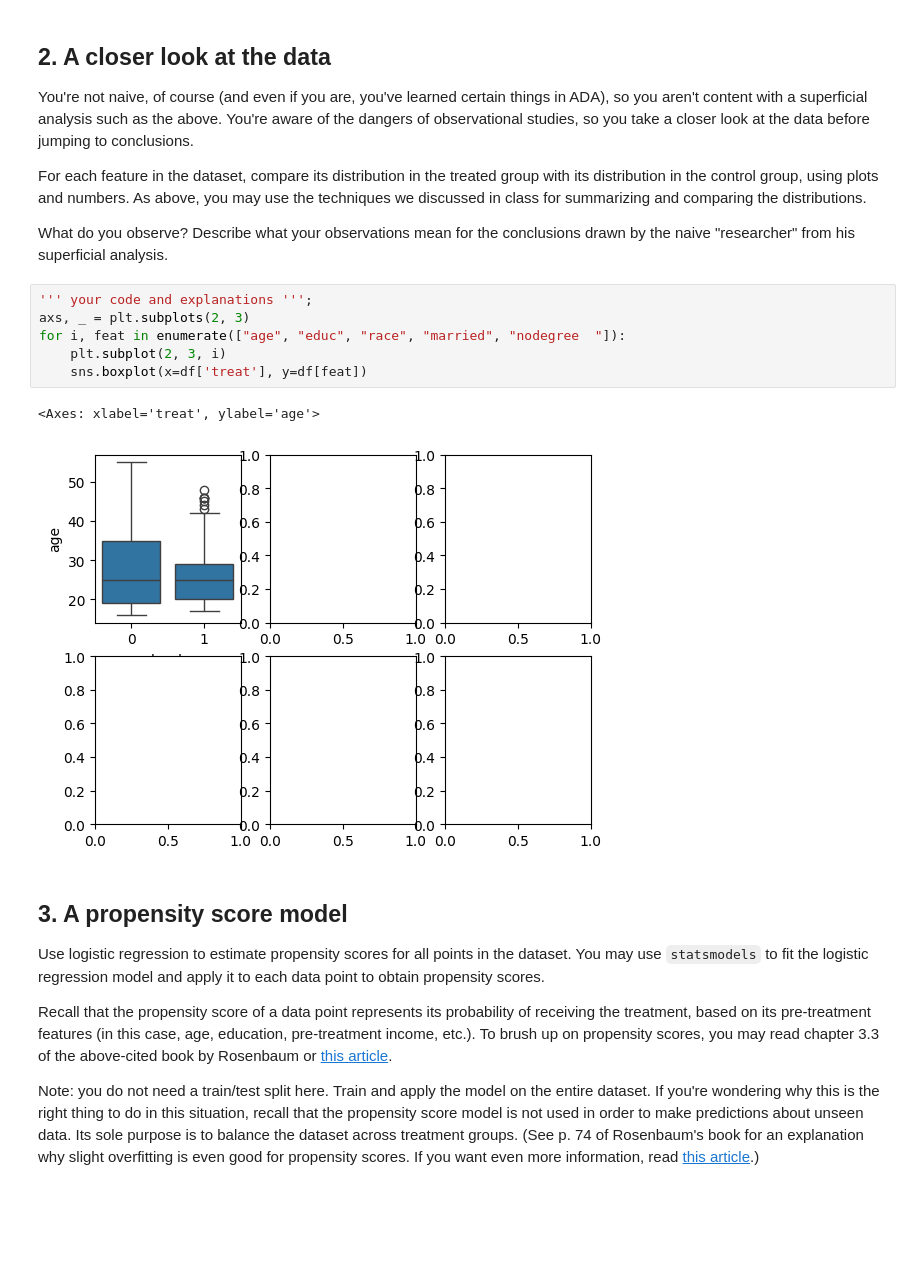
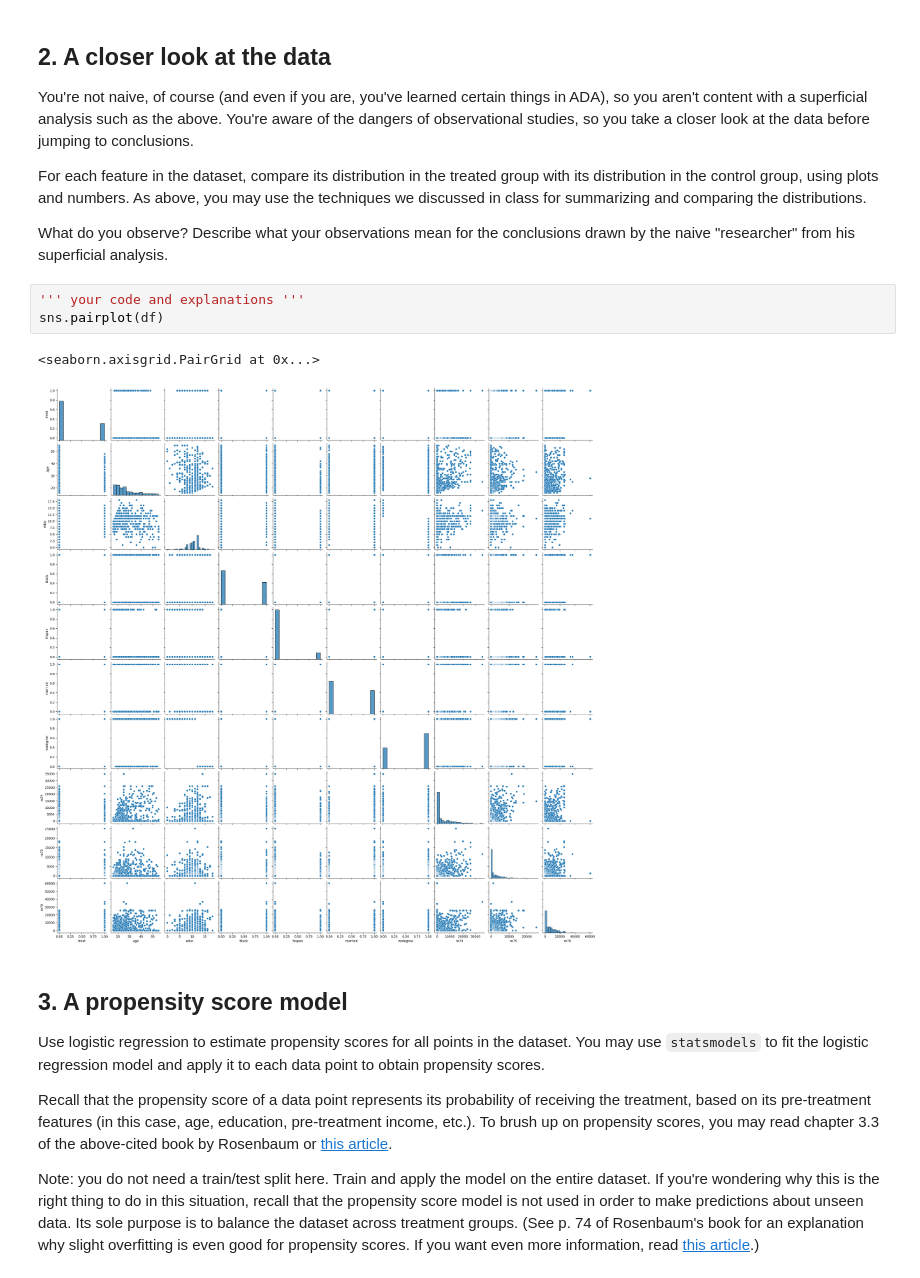
Before and after one commit to thehoul/2023Perso, a Jupyter notebook: Exercises/05 - Causal analysis of observational data/Observational studies exercise.ipynb, the cells around one changed output. Cells and saved outputs as stored; diff of their text form; blank space fills up the shorter version.

```diff
--- a/Exercises/05 - Causal analysis of observational data/Observational studies exercise.ipynb
+++ b/Exercises/05 - Causal analysis of observational data/Observational studies exercise.ipynb
@@ -102,15 +103,12 @@ As above, you may use the techniques we discussed in class for summarizing and c
 
 What do you observe?
 Describe what your observations mean for the conclusions drawn by the naive "researcher" from his superficial analysis.
-# %%
-''' your code and explanations ''';
-axs, _ = plt.subplots(2, 3)
-for i, feat in enumerate(["age", "educ", "race", "married", "nodegree  "]):
-    plt.subplot(2, 3, i)
-    sns.boxplot(x=df['treat'], y=df[feat])
-# %% [output]
-<Axes: xlabel='treat', ylabel='age'>
-[figure, removed]
+# %%
+''' your code and explanations '''
+sns.pairplot(df)
+# %% [output]
+<seaborn.axisgrid.PairGrid at 0x...>
+[figure, added]
 # %% [markdown]
 ## 3. A propensity score model
 
```
Also changed, not shown: parts of 14 cells of this notebook.
